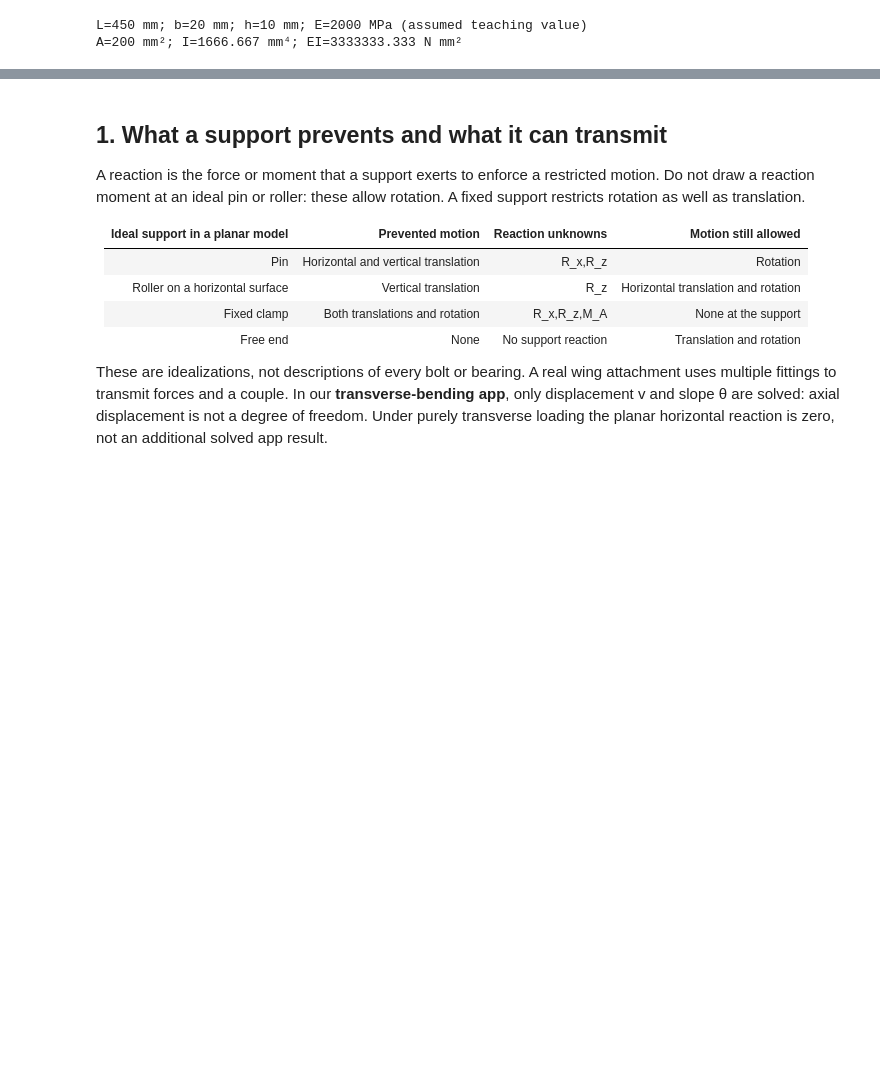
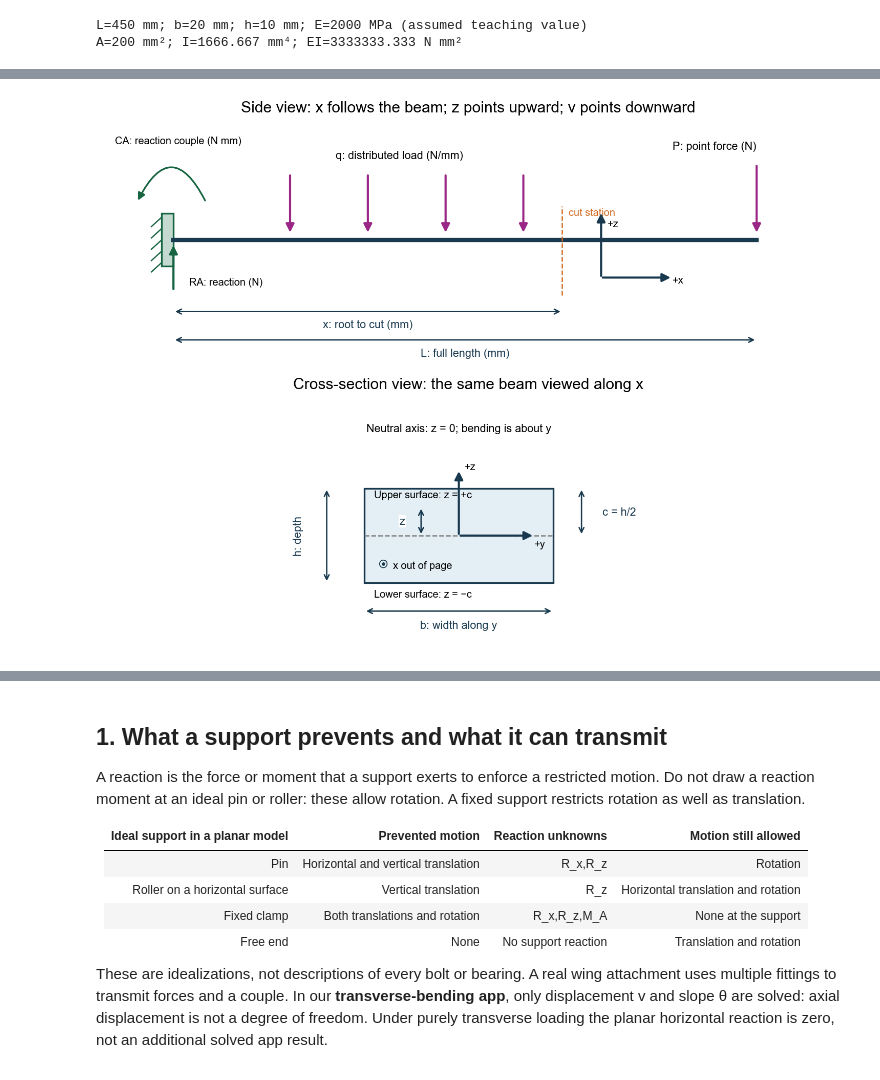
Before and after one commit to Ehsan-Roohi/Aerospace-Structures, a Jupyter notebook: notebooks/MIE446_Lecture_03_Beam_Reactions_Stress_and_Deflection.ipynb, the cells around one changed output, grey strips where cells are left out. Drawn from its saved outputs; the diff is of its cells as text; code cells hidden in the pictures; blank space fills up the shorter version.

Commit message:
Fix Lecture 03 math rendering and add visual symbol-map schematics

```diff
--- a/notebooks/MIE446_Lecture_03_Beam_Reactions_Stress_and_Deflection.ipynb
+++ b/notebooks/MIE446_Lecture_03_Beam_Reactions_Stress_and_Deflection.ipynb
@@ -83,0 +86,39 @@ Use the figure first, then the equation, then the numerical substitution. A subs
+# %%
+#@title Figure 0A — locate coordinates, section dimensions and load symbols
+fig,axes=plt.subplots(2,1,figsize=(12,9),layout='constrained')
+ax=axes[0]
+clean_beam(ax,'Side view: x follows the beam; z points upward; v points downward')
+support(ax,0,'fixed')
+for at in [90,150,210,270]: arrow(ax,(at,35),(at,3))
+ax.text(125,43,'q: distributed load (N/mm)',fontsize=13)
+arrow(ax,(L,40),(L,3));ax.text(385,48,'P: point force (N)',fontsize=13)
+arrow(ax,(0,-27),(0,-2),'#176441');ax.text(12,-24,'RA: reaction (N)',fontsize=12)
+ax.add_patch(FancyArrowPatch((25,20),(-28,20),connectionstyle='arc3,rad=1',
+                            arrowstyle='-|>',mutation_scale=18,color='#176441',lw=2))
+ax.text(-45,51,'CA: reaction couple (N mm)',fontsize=12)
+ax.axvline(300,ymin=.3,ymax=.65,color='#d46a1f',ls='--')
+ax.text(305,13,'cut station',fontsize=12,color='#d46a1f')
+dimension(ax,(0,-38),(300,-38),'x: root to cut (mm)',(0,-7))
+dimension(ax,(0,-53),(L,-53),'L: full length (mm)',(0,-7))
+arrow(ax,(330,-20),(385,-20),'#19394e');ax.text(385,-23,'+x',fontsize=12)
+arrow(ax,(330,-20),(330,15),'#19394e');ax.text(335,7,'+z',fontsize=12)
+ax.set_ylim(-70,65)
+ax=axes[1]
+ax.add_patch(Rectangle((-10,-5),20,10,facecolor='#e3eef5',edgecolor='#19394e',lw=2))
+ax.plot([-10,10],[0,0],'--',color='gray')
+dimension(ax,(-10,-8),(10,-8),'b: width along y',(0,-1.5))
+dimension(ax,(-14,-5),(-14,5),'h: depth',(-3,0),rotation=90)
+dimension(ax,(13,0),(13,5),'c = h/2',(4,0))
+dimension(ax,(-4,0),(-4,3),'z',(-2,0))
+arrow(ax,(0,0),(0,7),'#19394e');ax.text(.6,7,'+z',fontsize=12)
+arrow(ax,(0,0),(8,0),'#19394e');ax.text(8,-1.2,'+y',fontsize=12)
+ax.add_patch(Circle((-8,-3),.4,fill=False,color='#19394e'));ax.plot(-8,-3,'.',color='#19394e')
+ax.text(-7,-3.5,'x out of page',fontsize=12)
+ax.text(-9,4,'Upper surface: z = +c',fontsize=12)
+ax.text(-9,-6.5,'Lower surface: z = −c',fontsize=12)
+ax.text(0,11,'Neutral axis: z = 0; bending is about y',ha='center',fontsize=13)
+ax.set(xlim=(-22,24),ylim=(-12,15),title='Cross-section view: the same beam viewed along x')
+ax.set_aspect('equal');ax.axis('off')
+plt.show()
+# %% [output]
+[figure, added]
```
Also changed, not shown: parts of 9 cells of this notebook, 5 other files.
